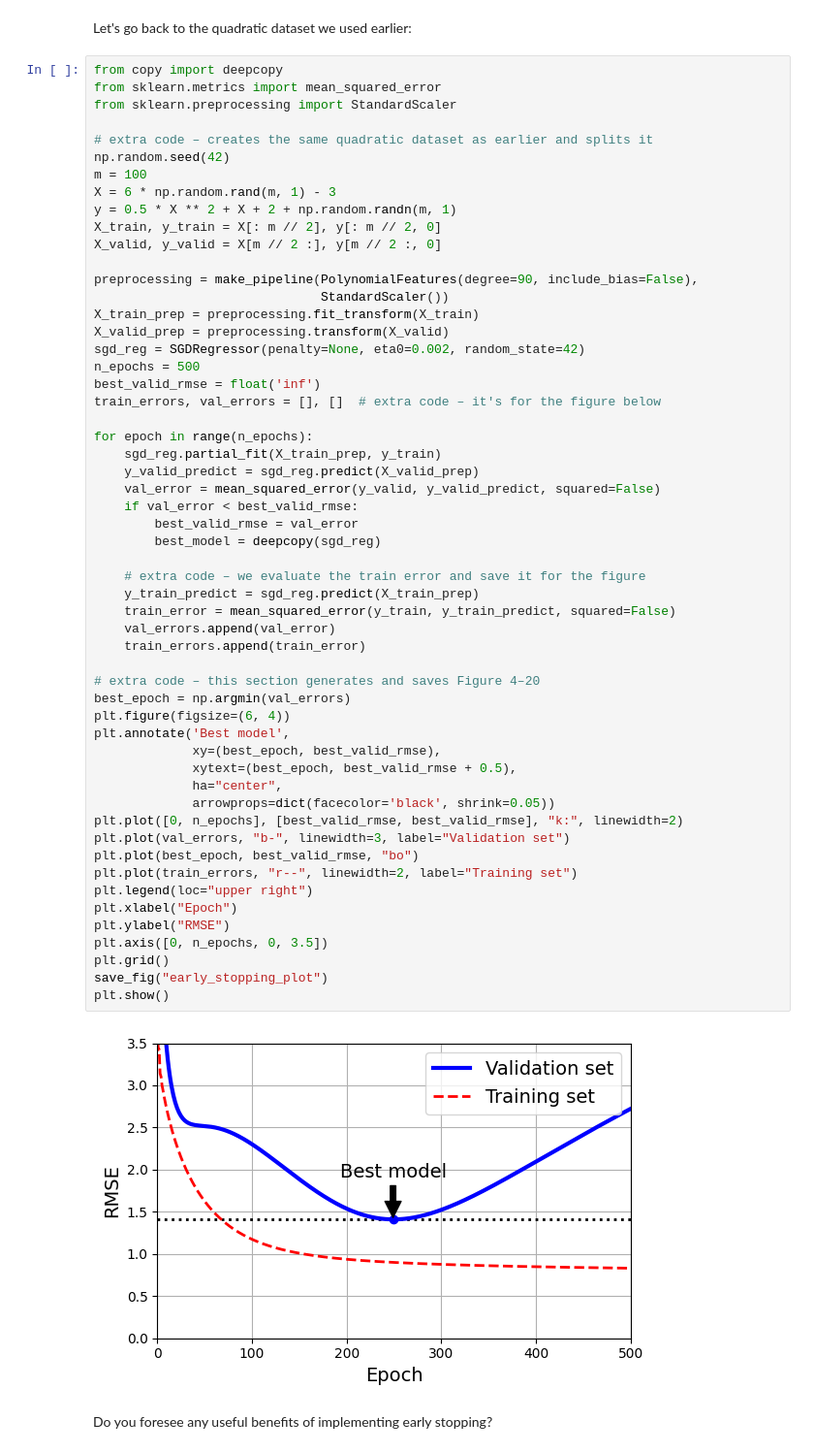
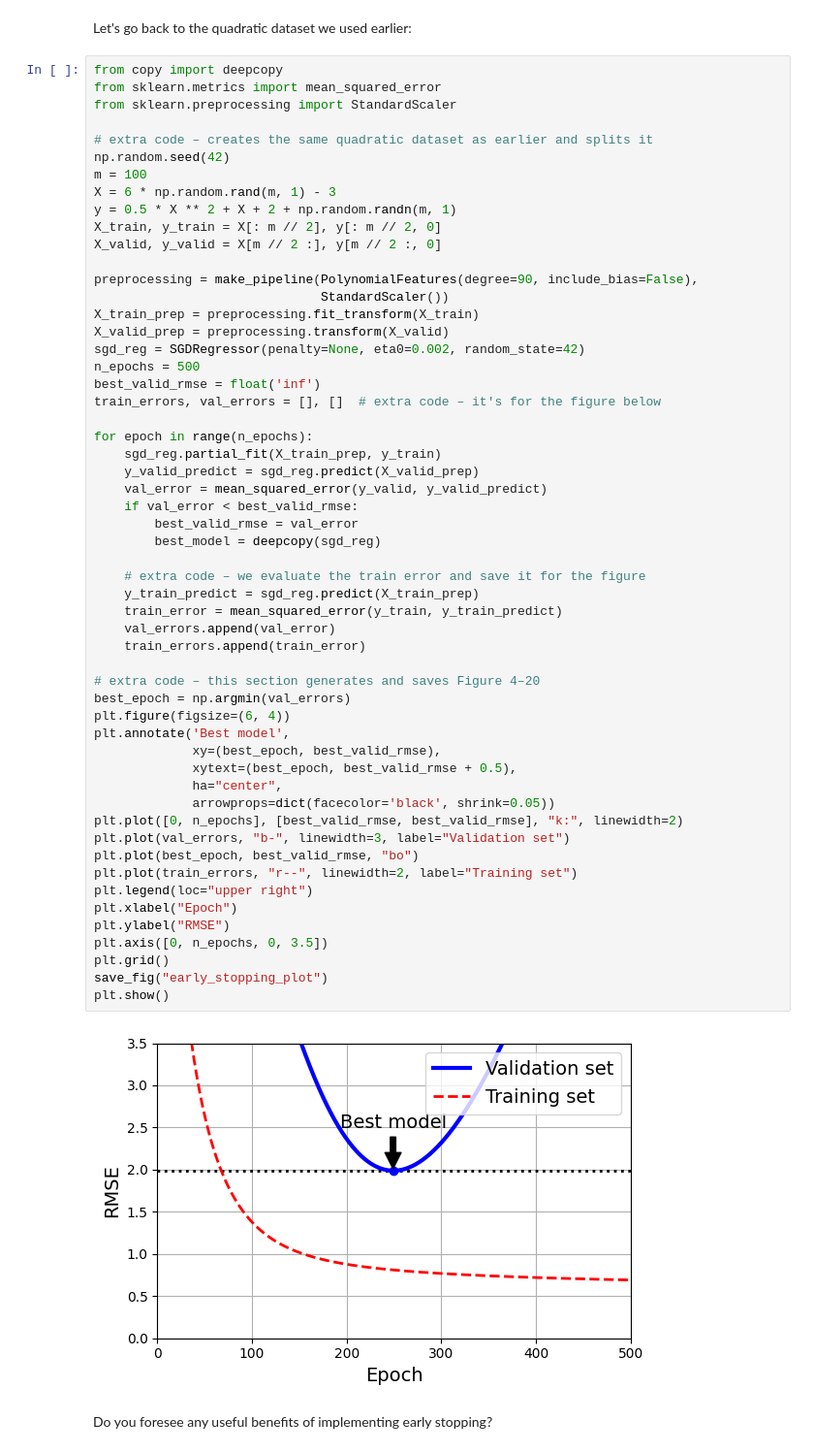
Before and after one commit to reue-lly/Predictive-Analytics-using-Machine-Learning, a Jupyter notebook: Activity-2/Activity_2_Training_Linear_Models.ipynb, the cells around one changed output. Shown at 97% size. Cells and saved outputs as stored; diff of their text form.

```diff
--- a/Activity-2/Activity_2_Training_Linear_Models.ipynb
+++ b/Activity-2/Activity_2_Training_Linear_Models.ipynb
@@ -814,37 +818,37 @@ train_errors, val_errors = [], []  # extra code – it's for the figure below
 for epoch in range(n_epochs):
     sgd_reg.partial_fit(X_train_prep, y_train)
     y_valid_predict = sgd_reg.predict(X_valid_prep)
-    val_error = mean_squared_error(y_valid, y_valid_predict, squared=False)
+    val_error = mean_squared_error(y_valid, y_valid_predict)
     if val_error < best_valid_rmse:
         best_valid_rmse = val_error
         best_model = deepcopy(sgd_reg)
 
     # extra code – we evaluate the train error and save it for the figure
     y_train_predict = sgd_reg.predict(X_train_prep)
-    train_error = mean_squared_error(y_train, y_train_predict, squared=False)
+    train_error = mean_squared_error(y_train, y_train_predict)
     val_errors.append(val_error)
     train_errors.append(train_error)
 
 # extra code – this section generates and saves Figure 4–20
 best_epoch = np.argmin(val_errors)
 plt.figure(figsize=(6, 4))
 plt.annotate('Best model',
              xy=(best_epoch, best_valid_rmse),
              xytext=(best_epoch, best_valid_rmse + 0.5),
              ha="center",
              arrowprops=dict(facecolor='black', shrink=0.05))
 plt.plot([0, n_epochs], [best_valid_rmse, best_valid_rmse], "k:", linewidth=2)
 plt.plot(val_errors, "b-", linewidth=3, label="Validation set")
 plt.plot(best_epoch, best_valid_rmse, "bo")
 plt.plot(train_errors, "r--", linewidth=2, label="Training set")
 plt.legend(loc="upper right")
 plt.xlabel("Epoch")
 plt.ylabel("RMSE")
 plt.axis([0, n_epochs, 0, 3.5])
 plt.grid()
 save_fig("early_stopping_plot")
 plt.show()
 # %% [output]
-[figure, old version]
+[figure, new version]
 # %% [markdown]
 Do you foresee any useful benefits of implementing early stopping?
```
Also changed, not shown: parts of 9 cells of this notebook.
